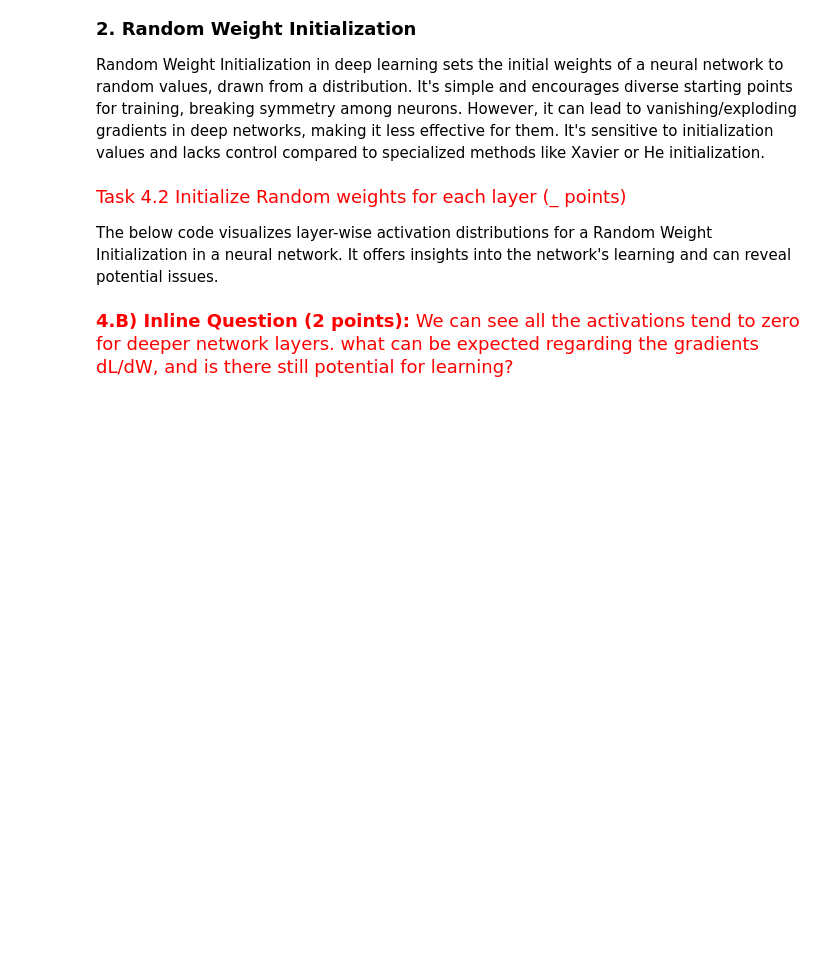
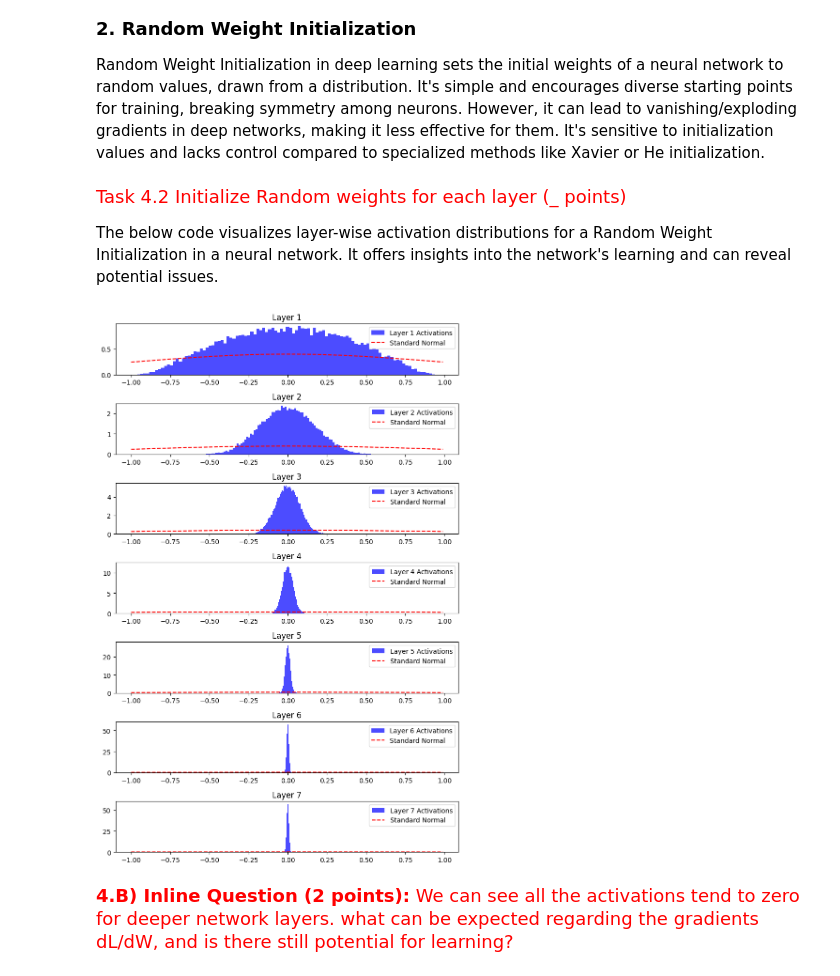
Before and after one commit to karan-mudaliar/Deep-Learning, a Jupyter notebook: HW2_1_OptimizationAndNetworkArchitecture.ipynb, the cells around one changed output. Cells and saved outputs as stored; diff of their text form; code cells hidden in the pictures; blank space fills up the shorter version.

```diff
--- a/HW2_1_OptimizationAndNetworkArchitecture.ipynb
+++ b/HW2_1_OptimizationAndNetworkArchitecture.ipynb
@@ -1808,36 +1810,38 @@ for i in range(num_layers - 1):
     # TODO - # Initialize random weights for each layer (except the last one)
     # and the store value in 'W' variable
     ############################################################################
-    W=None
+    W = np.random.randn(layer_dims[i+1], layer_dims[i])
     ############################################################################
     #                             END OF YOUR CODE                             #
     ############################################################################
     weights.append(W*0.01)
 
 # Forward pass through the network
 for i in range(num_layers):
     W = weights[i] if i < num_layers - 1 else None
     layer_input = input_data if i == 0 else activations[i - 1]
     if W is not None:
         layer_output = np.tanh(np.dot(layer_input, W))
     else:
         layer_output = layer_input
     activations.append(layer_output)
 
 # Create a figure with subplots for each layer's activation distribution
 fig, axes = plt.subplots(num_layers, 1, figsize=(8, 12))
 
 x_axis = np.arange(-1, 1, 0.01)
 
 for i in range(num_layers):
     ax = axes[i]
     ax.hist(activations[i].flatten(), bins=100, density=True, alpha=0.7, color='blue', label=f'Layer {i+1} Activations')
     ax.plot(x_axis, norm.pdf(x_axis, 0, 1), color='red', linestyle='--', label='Standard Normal')
     ax.set_title(f'Layer {i+1}')
     ax.legend()
 
 plt.tight_layout()
 plt.show()
+# %% [output]
+[figure, added]
 # %% [markdown]
 <font size='4' color='red'>**4.B) Inline Question (2 points):** We can see all the activations tend to zero for deeper network layers. what can be expected regarding the gradients dL/dW, and is there still potential for learning?</font>
 # %% [markdown]
```
Also changed, not shown: parts of 5 cells of this notebook.
